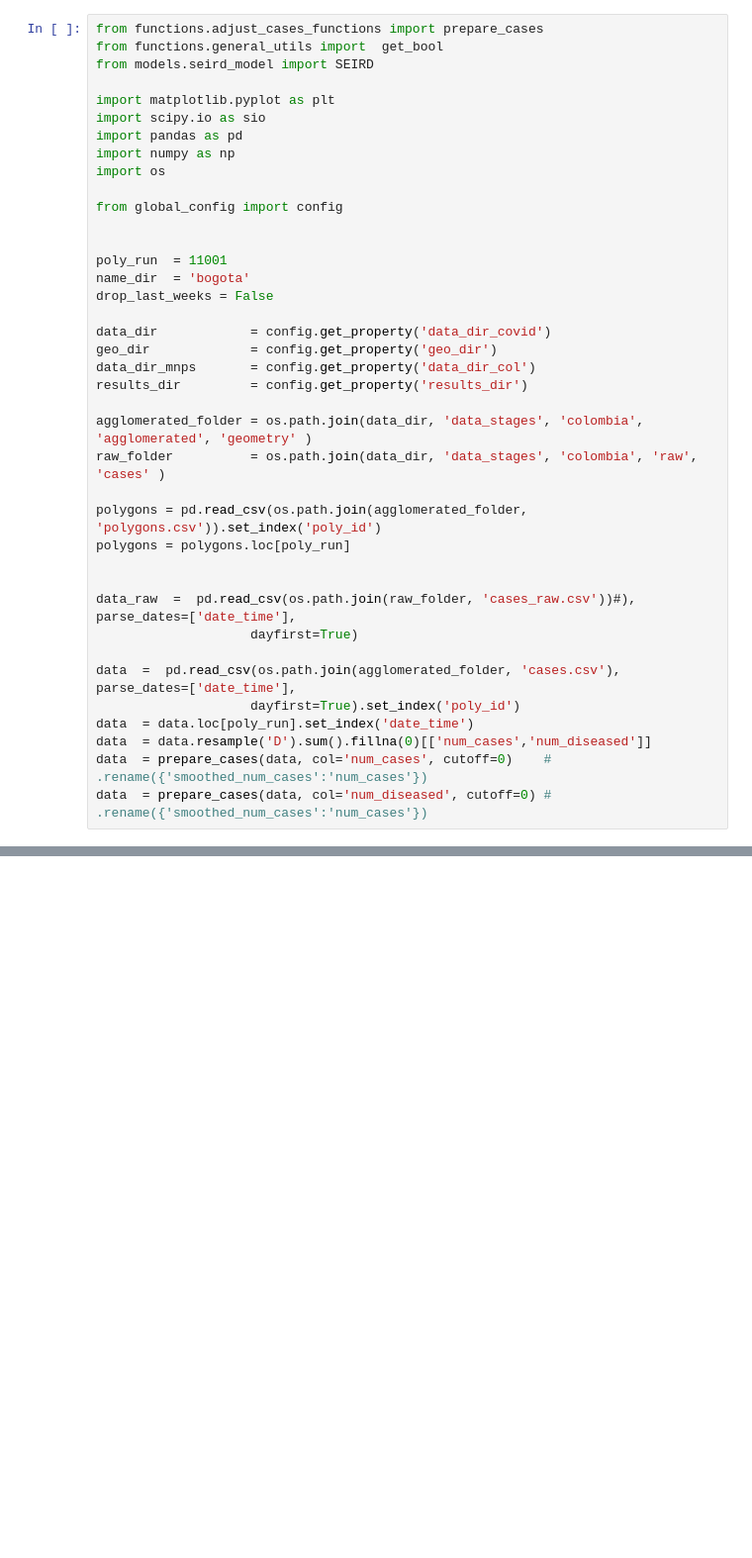
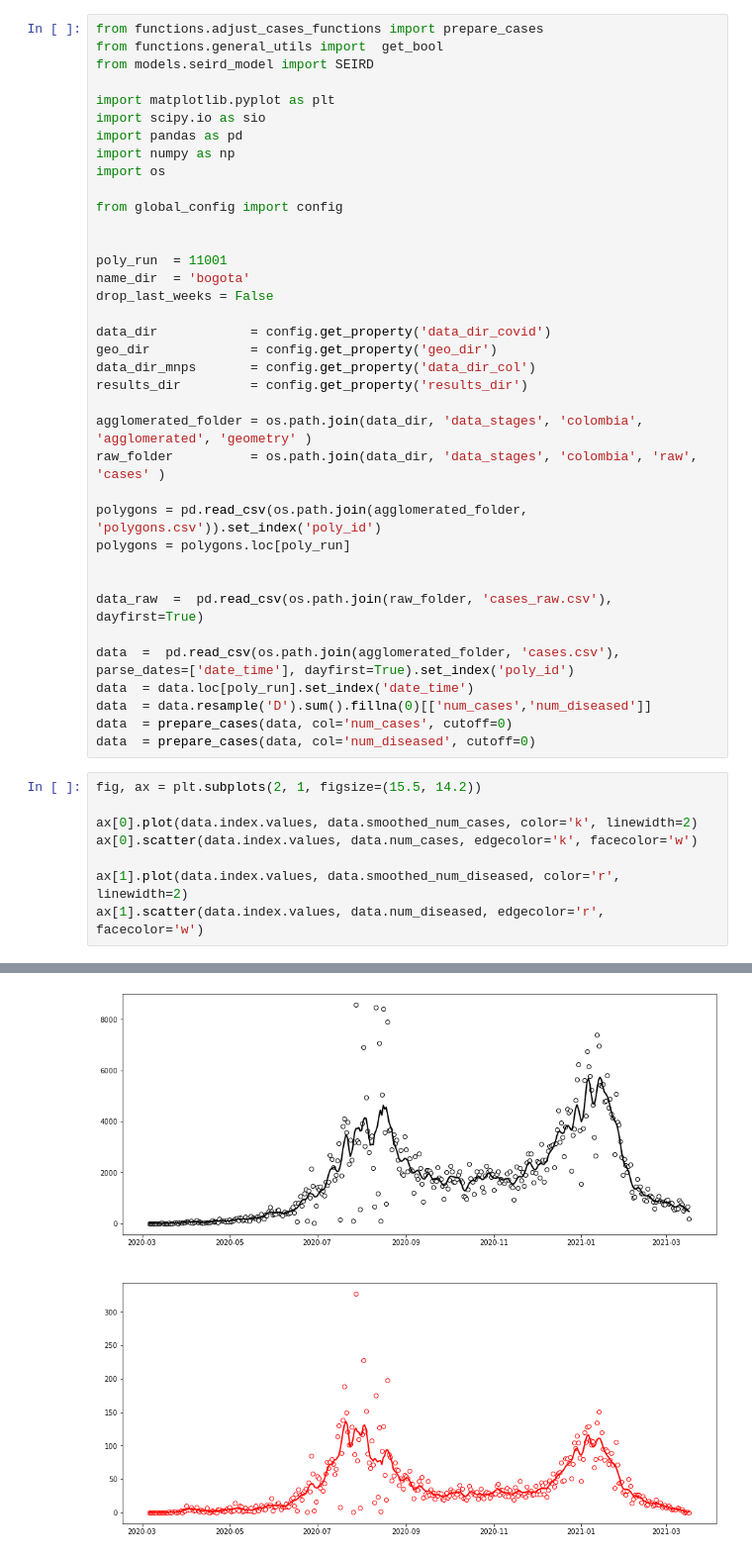
Before and after one commit to biomac-lab/covid19_forecast, a Jupyter notebook: Untitled.ipynb, the cells around one changed output, grey strips where cells are left out. Shown at 99% size. Saved outputs shown, nothing was run; the diff lists cells and outputs as text; blank space fills up the shorter version.

```diff
--- a/Untitled.ipynb
+++ b/Untitled.ipynb
@@ -28,12 +28,19 @@ polygons = pd.read_csv(os.path.join(agglomerated_folder, 'polygons.csv')).set_in
 polygons = polygons.loc[poly_run]
 
 
-data_raw  =  pd.read_csv(os.path.join(raw_folder, 'cases_raw.csv'))#), parse_dates=['date_time'],
-                    dayfirst=True)
+data_raw  =  pd.read_csv(os.path.join(raw_folder, 'cases_raw.csv'), dayfirst=True)
 
-data  =  pd.read_csv(os.path.join(agglomerated_folder, 'cases.csv'), parse_dates=['date_time'],
-                    dayfirst=True).set_index('poly_id')
+data  =  pd.read_csv(os.path.join(agglomerated_folder, 'cases.csv'), parse_dates=['date_time'], dayfirst=True).set_index('poly_id')
 data  = data.loc[poly_run].set_index('date_time')
 data  = data.resample('D').sum().fillna(0)[['num_cases','num_diseased']]
-data  = prepare_cases(data, col='num_cases', cutoff=0)    # .rename({'smoothed_num_cases':'num_cases'})
-data  = prepare_cases(data, col='num_diseased', cutoff=0) # .rename({'smoothed_num_cases':'num_cases'})
+data  = prepare_cases(data, col='num_cases', cutoff=0)
+data  = prepare_cases(data, col='num_diseased', cutoff=0)
+# %%
+fig, ax = plt.subplots(2, 1, figsize=(15.5, 14.2))
+
+ax[0].plot(data.index.values, data.smoothed_num_cases, color='k', linewidth=2)
+ax[0].scatter(data.index.values, data.num_cases, edgecolor='k', facecolor='w')
+
+ax[1].plot(data.index.values, data.smoothed_num_diseased, color='r', linewidth=2)
+ax[1].scatter(data.index.values, data.num_diseased, edgecolor='r', facecolor='w')
+# %% [output]
@@ -39,0 +48 @@ data  = prepare_cases(data, col='num_diseased', cutoff=0) # .rename({'smoothed_n
+[figure, added]
```
Also changed, not shown: parts of 11 cells of this notebook.
